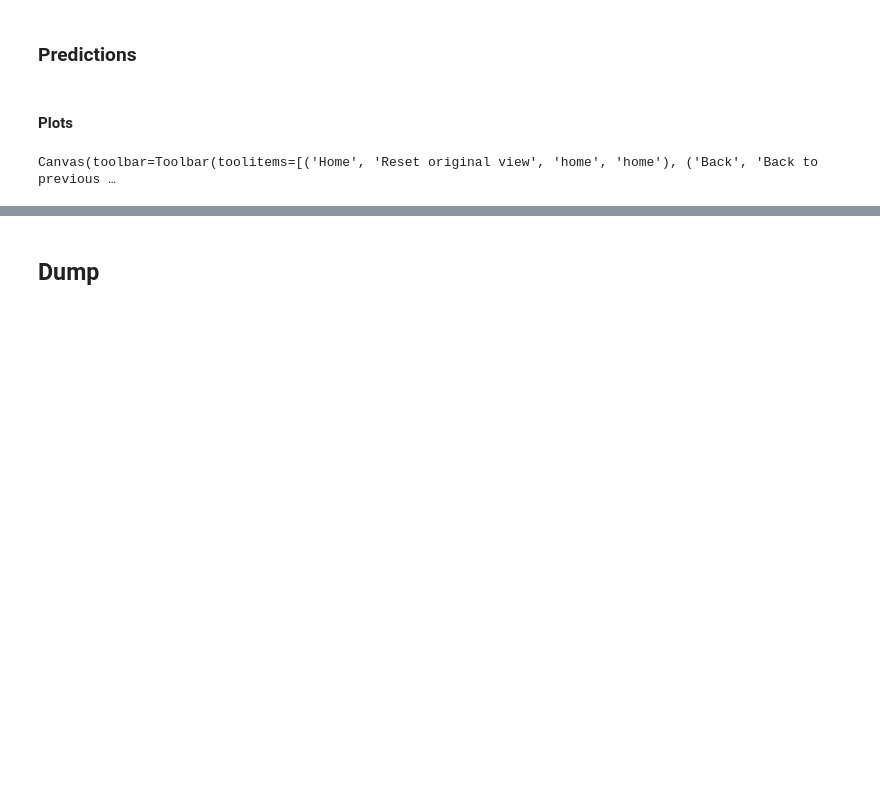
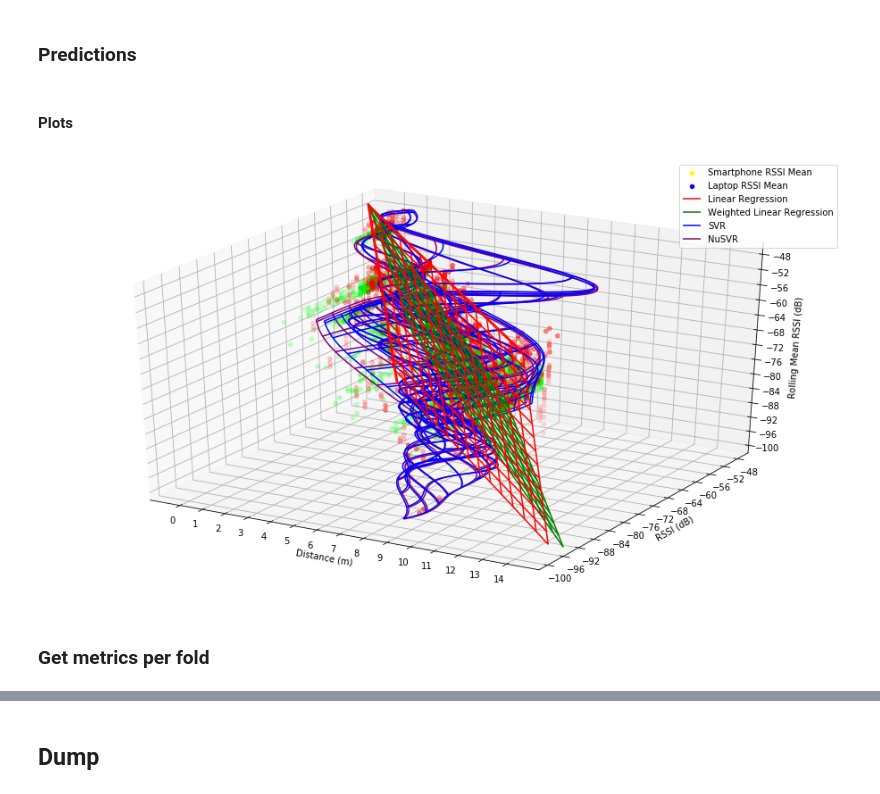
Before and after one commit to YanuX-Framework/YanuX-Cruncher, a Jupyter notebook: BluetoothLowEnergyBeaconsExperiments.ipynb, the cells around one changed output, grey strips where cells are left out. Cells and saved outputs as stored; diff of their text form; code cells hidden in the pictures; blank space fills up the shorter version.

Commit message:
- Finished 3D stuff and anded some comparison metrics, etc.

```diff
--- a/BluetoothLowEnergyBeaconsExperiments.ipynb
+++ b/BluetoothLowEnergyBeaconsExperiments.ipynb
@@ -782,44 +739,41 @@ nusvr_predictions = nusvr_grid.predict(X_).reshape(n,n)
 # %%
 #%matplotlib widget
 fig = plt.figure(figsize=(16,9))
 ax = fig.add_subplot(111, projection='3d')
 
 ax.scatter(y_smartphone, X_smartphone[:,0], X_smartphone[:,1], c='#ff00003f')
 ax.scatter(y_laptop, X_laptop[:,0], X_laptop[:,1], c='#00ff003f')
 ax.scatter(data_plot_smartphone_means.distance,
            data_plot_smartphone_means.rssi,
            data_plot_smartphone_means.rolling_mean_rssi,
            c='yellow', label='Smartphone RSSI Mean')
 ax.scatter(data_plot_laptop_means.distance,
            data_plot_laptop_means.rssi,
            data_plot_laptop_means.rolling_mean_rssi,
            c='blue', label='Laptop RSSI Mean')
 
-ax.plot_wireframe(linear_regression_predictions, X_rssi, X_rolling_mean_rssi, label='Linear Regression')
-#ax.plot_wireframe(weighted_linear_regression_predictions, X_rssi, X_rolling_mean_rssi, label='Weighted Linear Regression')
-#ax.plot_wireframe(svr_predictions, X_rssi, X_rolling_mean_rssi, label='SVR')
-#ax.plot_wireframe(nusvr_predictions, X_rssi, X_rolling_mean_rssi, label='NuSVR')
+ax.plot_wireframe(linear_regression_predictions, X_rssi, X_rolling_mean_rssi, color='red', rcount=15, ccount=15, label='Linear Regression')
+ax.plot_wireframe(weighted_linear_regression_predictions, X_rssi, X_rolling_mean_rssi, color='green', rcount=15, ccount=15, label='Weighted Linear Regression')
+ax.plot_wireframe(svr_predictions, X_rssi, X_rolling_mean_rssi, color='blue', rcount=15, ccount=15, label='SVR')
+ax.plot_wireframe(nusvr_predictions, X_rssi, X_rolling_mean_rssi, color='purple', rcount=15, ccount=15, label='NuSVR')
 
-# ax.plot(linear_regression_predictions, X_[:,0], X_[:,1], c='blue', label='Linear Regression')
-# ax.plot(weighted_linear_regression_predictions, X_[:,0], X_[:,1], c='blue', label='Weighted Linear Regression')
-# ax.plot(svr_predictions, X_[:,0], X_[:,1], c='red', label='SVR')
-# ax.plot(nusvr_predictions, X_[:,0], X_[:,1], c='purple', label='NuSVR')
+ax.set_xlim(y.min()-1, y.max()+5)
+ax.set_ylim(X.min()-1, X.max()+1)
+ax.set_zlim(X.min()-1, X.max()+1)
 
-# ax.set_xlim(min(y)-1, max(y)+1)
-# ax.set_ylim(min(X[:,0])-1, max(X[:,0])+1)
-# ax.set_zlim(min(X[:,1])-1, max(X[:,1])+1)
+ax.set_xticks(np.arange(y.min(), y.max()+5, 1.0))
+ax.set_yticks(np.arange(X.min(), X.max()+1, 4.0))
+ax.set_zticks(np.arange(X.min(), X.max()+1, 4.0))
 
-# ax.set_xticks(np.arange(min(y), max(y)+1, 1.0))
-# ax.set_yticks(np.arange(min(X[:,0]), max(X[:,0])+1, 3.0))
-# ax.set_zticks(np.arange(min(X[:,1]), max(X[:,1])+1, 3.0))
-
-# ax.set_xlabel('Distance (m)')
-# ax.set_ylabel('RSSI (dB)')
-# ax.set_zlabel('Rolling Mean RSSI (dB)')
+ax.set_xlabel('Distance (m)')
+ax.set_ylabel('RSSI (dB)')
+ax.set_zlabel('Rolling Mean RSSI (dB)')
 
 ax.grid(True)
 ax.legend(loc='best');
 
 plt.show()
 # %% [output]
-Canvas(toolbar=Toolbar(toolitems=[('Home', 'Reset original view', 'home', 'home'), ('Back', 'Back to previous …
+[figure, added]
+# %% [markdown]
+### Get metrics per fold
```
Also changed, not shown: parts of 20 cells of this notebook.
